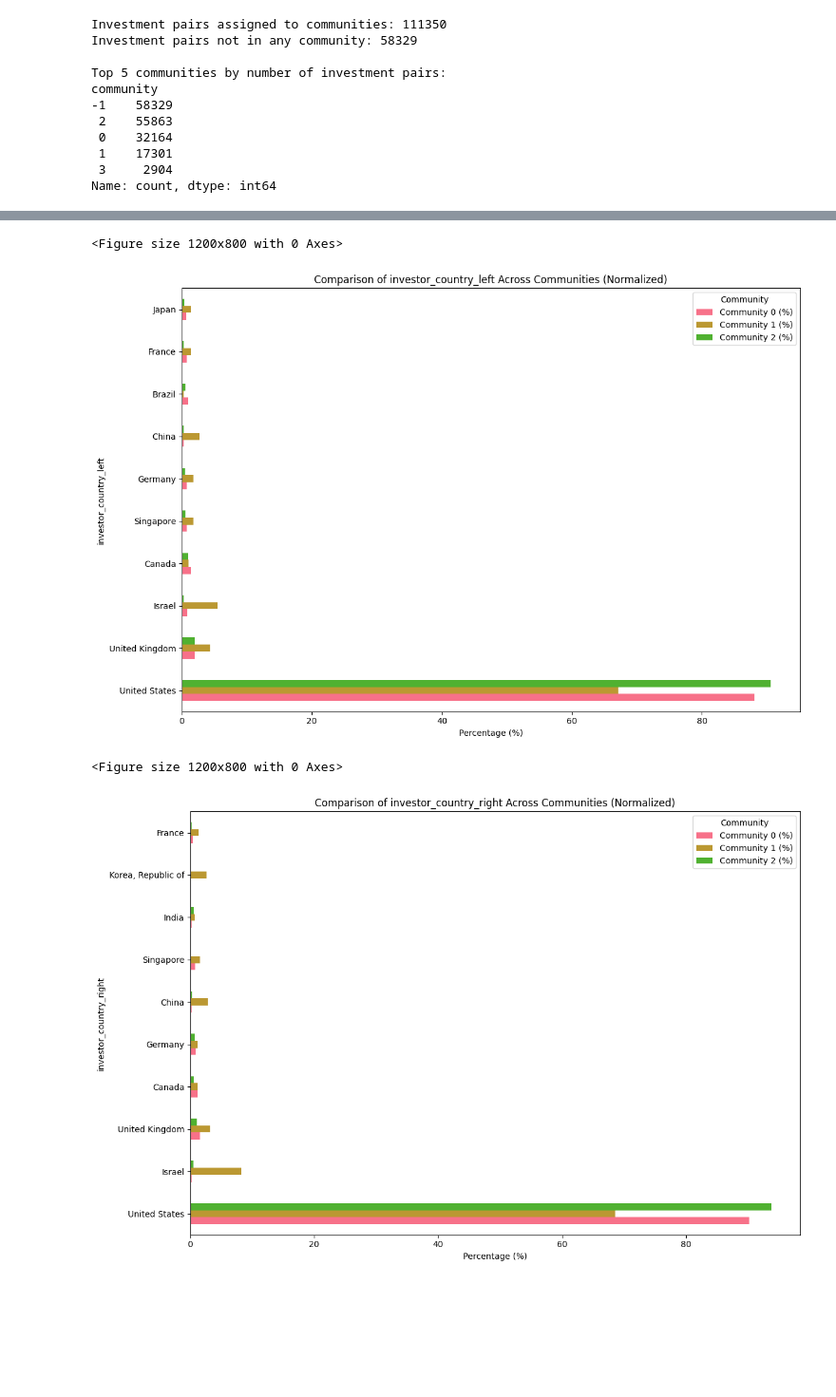
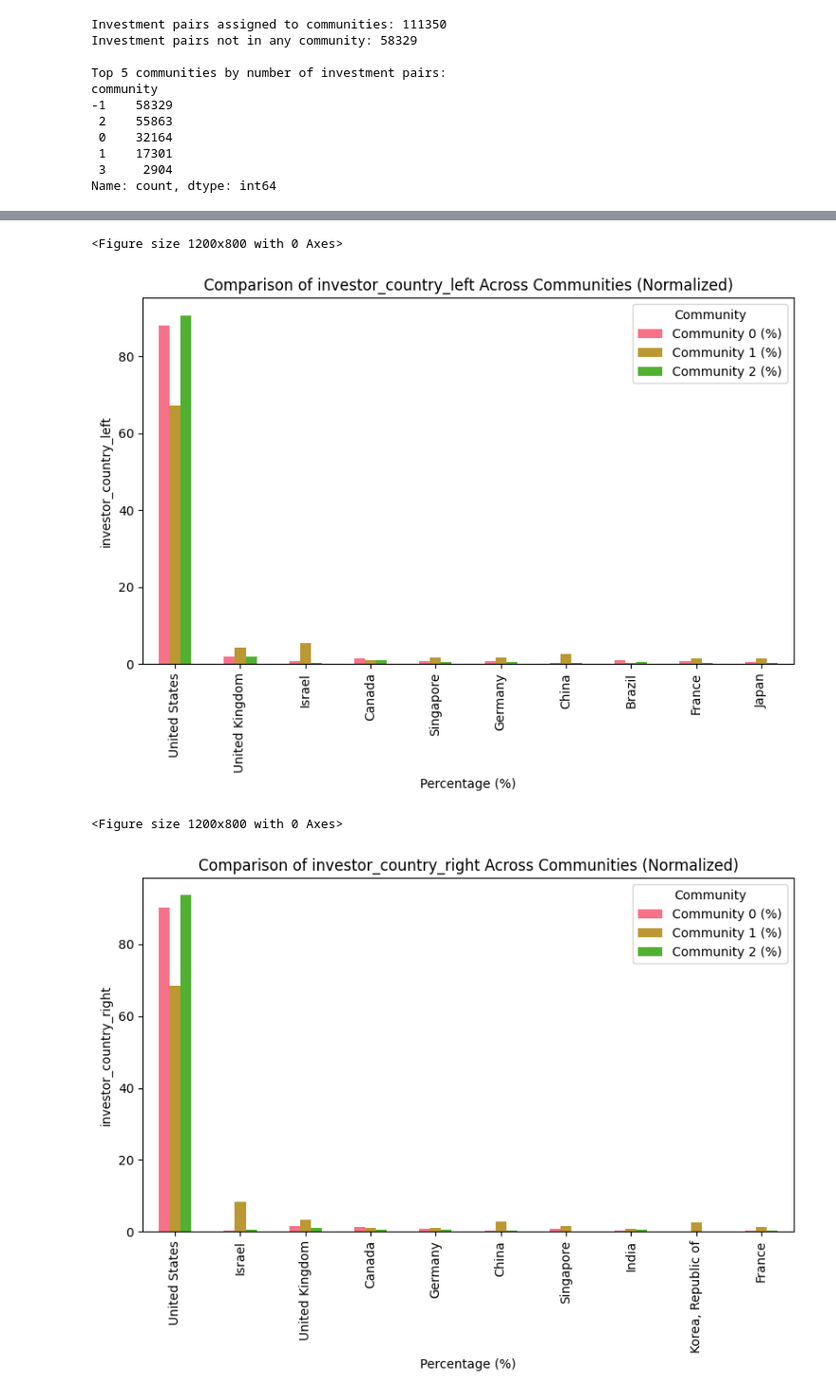
Before and after one commit to joaomelga/innovation-networks-exploration, a Jupyter notebook: analysis/vc-bipartite-network/vc_bipartite_explore_communities.ipynb, the cells around one changed output, grey strips where cells are left out. Shown at 95% size. Saved outputs shown, nothing was run; the diff lists cells and outputs as text; code cells hidden in the pictures; blank space fills up the shorter version.

```diff
--- a/analysis/vc-bipartite-network/vc_bipartite_explore_communities.ipynb
+++ b/analysis/vc-bipartite-network/vc_bipartite_explore_communities.ipynb
@@ -195,7 +196,7 @@ if PLOT_KKL:
 # %% [markdown]
 #### Nestdness
 # %%
-MEASURE_NESTEDNESS = False
+MEASURE_NESTEDNESS = True
 
 if MEASURE_NESTEDNESS:
     # Initialize storage for community nestedness results
@@ -496,3 +575,20 @@ community
  1    17301
  3     2904
 Name: count, dtype: int64
+# %%
+# Filter the data for communities 0, 1, and 2
+communities_of_interest = [0, 1, 2]
+
+community_data = {}
+for comm_id in communities_of_interest:
+  community_data[comm_id] = investments_pairs_communities[investments_pairs_communities['community'] == comm_id]
+
+# Print the sizes of each community
+for comm_id in communities_of_interest:
+  print(f"Community {comm_id}: {len(community_data[comm_id])} investment pairs")
+
+# Function to truncate long category names
+def truncate_name(name, max_length=30):
+  if isinstance(name, str) and len(name) > max_length:
+    return name[:max_length] + '...'
+  return name
@@ -553,46 +639,50 @@ Community 2: 55863 investment pairs
 categorical_columns = [
   'investor_country_left',
   'investor_country_right',
+  'investor_region_left',
+  'investor_region_right',
   'investment_type_left',
   'investment_type_right',
-  'category_left'
+  'category_left',
+  'is_lead_investor_left',
+  'is_lead_investor_right',
 ]
 
 for column in categorical_columns:
   # Get the top 10 categories across all communities
-  all_data = pd.concat([community_data[0][column], community_data[1][column], community_data[2][column]])
+  all_data = pd.concat([community_data[comm_id][column] for col_idx, comm_id in enumerate(communities_of_interest)])
   top_categories = all_data.value_counts().head(10).index.tolist()
 
   # Create a comparison dataframe
   comparison_df = pd.DataFrame(index=top_categories)
 
-  for comm_id in [0, 1, 2]:
+  for comm_id in communities_of_interest:
     if len(community_data[comm_id]) > 0:
       # Get counts for this community
       counts = community_data[comm_id][column].value_counts()
       # Normalize to percentages
       normalized_counts = counts / len(community_data[comm_id]) * 100
       # Add to comparison df
       comparison_df[f'Community {comm_id} (%)'] = normalized_counts.reindex(comparison_df.index, fill_value=0)
     else:
       comparison_df[f'Community {comm_id} (%)'] = 0
 
   # Truncate long category names
   truncated_index = [truncate_name(cat) for cat in comparison_df.index]
   comparison_df.index = truncated_index
 
   # Plot the comparison
   plt.figure(figsize=(12, 8))
-  comparison_df.plot(kind='barh', figsize=(12, 8))
+  comparison_df.plot(kind='bar', figsize=(8, 6))
   plt.title(f'Comparison of {column} Across Communities (Normalized)')
   plt.xlabel('Percentage (%)')
   plt.ylabel(column)
   plt.legend(title='Community')
   plt.tight_layout()
   plt.show()
 # %% [output]
 <Figure size 1200x800 with 0 Axes>
-[figure, old version]
+[figure, new version]
 <Figure size 1200x800 with 0 Axes>
-[figure, old version]
+[figure, new version]
 <Figure size 1200x800 with 0 Axes>
```
Also changed, not shown: parts of 26 cells of this notebook.
